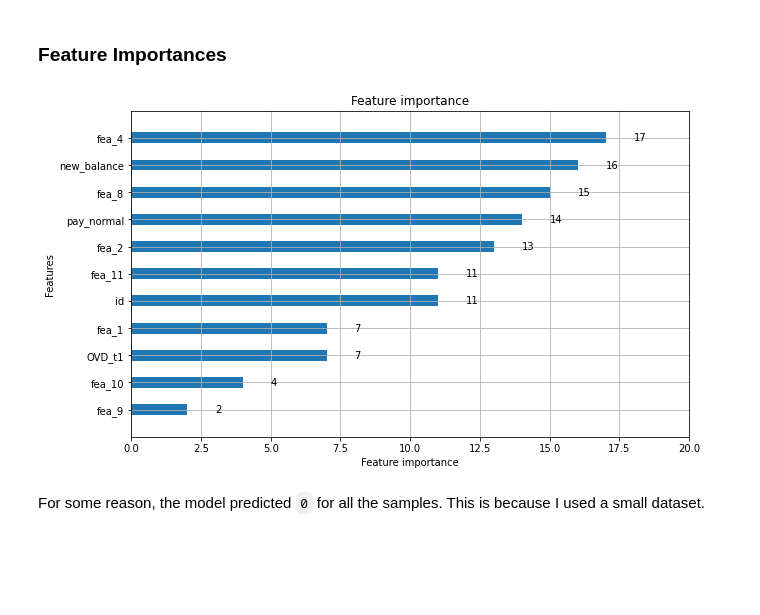
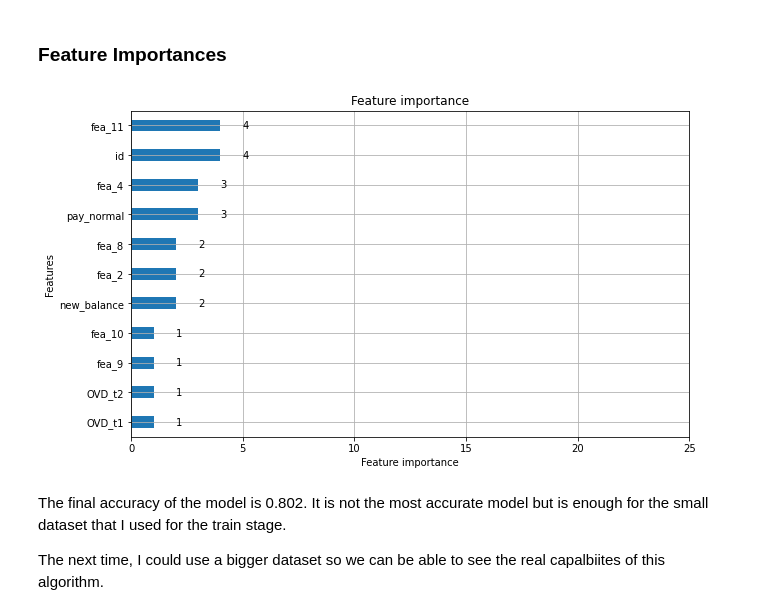
Before and after one commit to ruizleandro/Risk-Management-with-LightGBM, a Jupyter notebook: Risk_Management_with_LightGBM.ipynb, the cells around one changed output. Drawn from its saved outputs; the diff is of its cells as text; code cells hidden in the pictures; blank space fills up the shorter version.

```diff
--- a/Risk_Management_with_LightGBM.ipynb
+++ b/Risk_Management_with_LightGBM.ipynb
@@ -495,21 +500,25 @@ Test samples: 338
 ## Model Training with Grid Search
 # %%
 from sklearn.model_selection import GridSearchCV
+import lightgbm as lgb
 
 estimator = lgb.LGBMClassifier(learning_rate=0.2,
                                metric='l1',
                                n_estimators=24,
                                objetive='binary',
-                               max_depth=5,
-                               num_leaves=30)
+                               max_depth=7,
+                               num_leaves=40,
+                               is_unbalance=True,
+                               max_bin=1000)
 
 param_grid = {
-    'n_estimators': [x for x in range(24,40,2)],
-    'learning_rate': [0.10, 0.125, 0.15, 0.175, 0.2]}
+    'n_estimators': [x for x in range(16,32)],
+    'learning_rate': [0.368, 0.369, 0.371, 0.372, 0.373],
+    'num_leaves':[25, 40, 70, 100]}
 gridsearch = GridSearchCV(estimator, param_grid)
 
 gridsearch.fit(X_train, y_train,
         eval_set = [(X_test, y_test)],
-        eval_metric = ['auc', 'binary_logloss'],
+        eval_metric = ['auc', 'binary_error'],
         early_stopping_rounds = 5)
 # %% [output]
@@ -556,8 +563,12 @@ gridsearch.best_params_
 # %%
-lightgbm = lgb.LGBMClassifier(learning_rate=0.125,
-                              n_estimators=24)
+lightgbm = lgb.LGBMClassifier(learning_rate=0.37,
+                              n_estimators=25,
+                              max_depth=7,
+                              num_leaves=25,
+                              is_unbalance=True,
+                              max_bin=1000)
 lightgbm.fit(X_train, y_train,
         eval_set=[(X_test, y_test)],
-        eval_metric=['auc', 'binary_logloss'],
+        eval_metric=['auc', 'binary_error'],
 early_stopping_rounds=5)
 # %% [output]
@@ -603,10 +630,12 @@ array([[270,   0],
 # %%
 ax = lgb.plot_importance(lightgbm, height = 0.4,
                          max_num_features = 25,
-                         xlim = (0,20), ylim = (-1,11),
+                         xlim = (0,25), ylim = (-.5, 10.5),
                          figsize = (10,6))
 plt.show()
 # %% [output]
-[figure, old version]
+[figure, new version]
-# %% [markdown]
-For some reason, the model predicted `0` for all the samples. This is because I used a small dataset.
+# %% [markdown]
+The final accuracy of the model is 0.802. It is not the most accurate model but is enough for the small dataset that I used for the train stage.
+
+The next time, I could use a bigger dataset so we can be able to see the real capalbiites of this algorithm.
```
Also changed, not shown: parts of 9 cells of this notebook.
